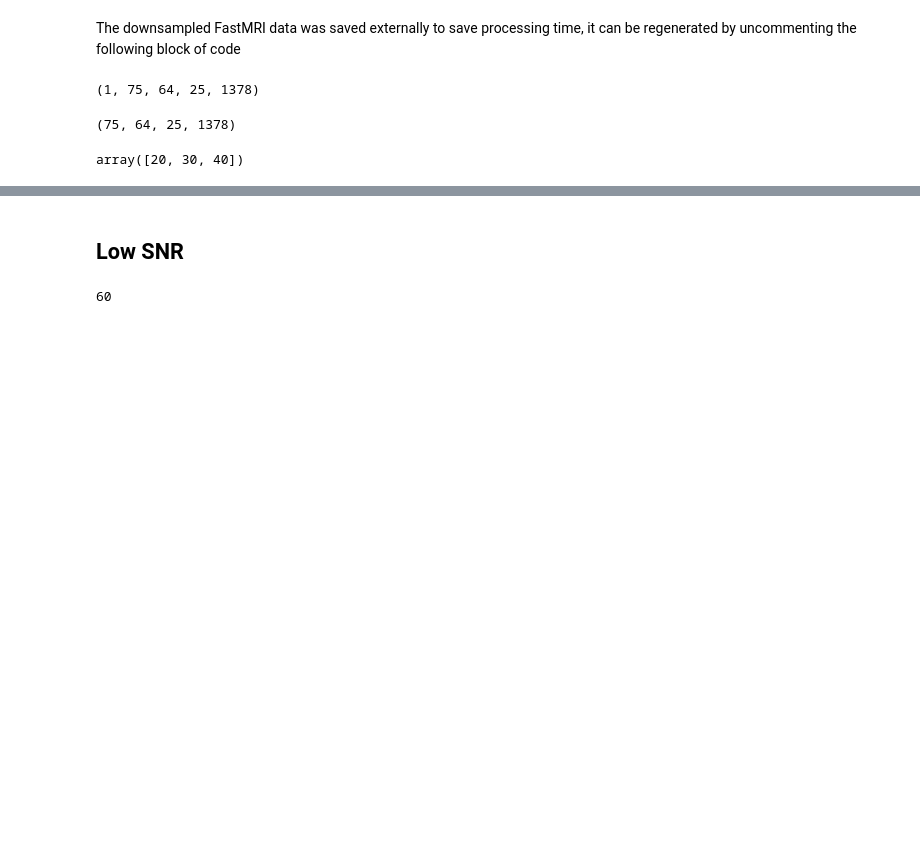
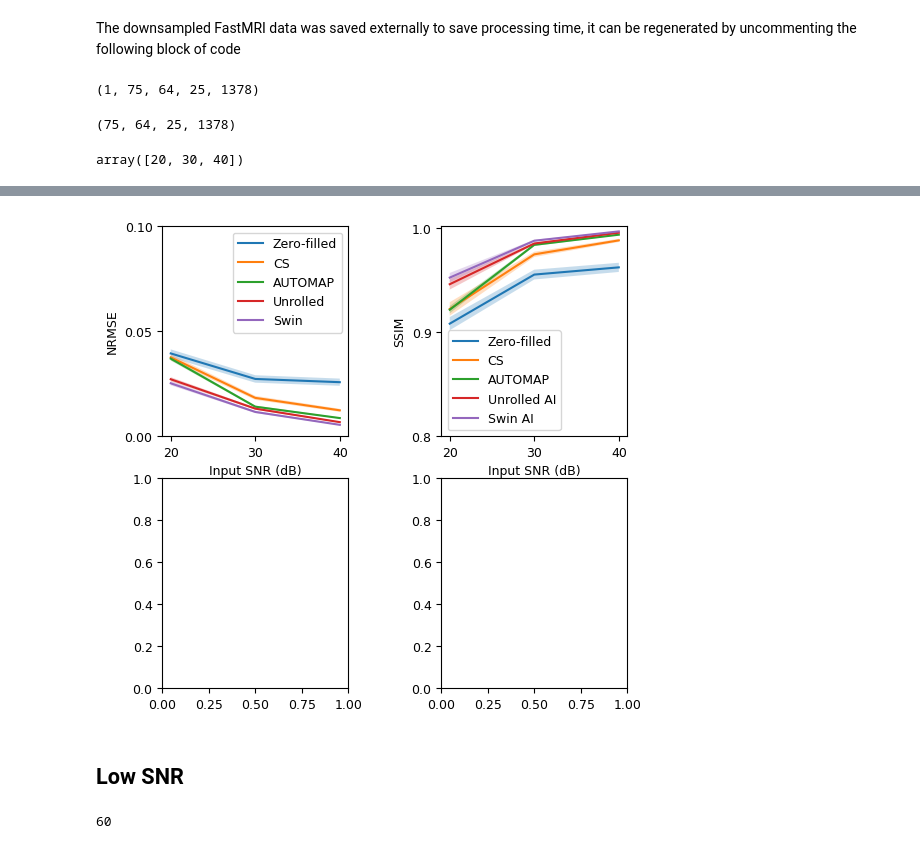
Before and after one commit to Image-X-Institute/Low_Field_MRI_Recon, a Jupyter notebook: FigB_fast_mri_noise_experiment_complete-R2_R4.ipynb, the cells around one changed output, grey strips where cells are left out. Cells and saved outputs as stored; diff of their text form; code cells hidden in the pictures; blank space fills up the shorter version.

```diff
--- a/FigB_fast_mri_noise_experiment_complete-R2_R4.ipynb
+++ b/FigB_fast_mri_noise_experiment_complete-R2_R4.ipynb
@@ -105,8 +103,10 @@ if R==2:
     unroll_model_pth = 'trained_models/Unrolling/Unroll_mse_R2.pth'
     model_real_dir = 'trained_models/AUTOMAP/train_25x75_fmri-hcp_r2_real_noise_bkgd_20240318/checkpoint/model.keras' #fast mri model
     model_imag_dir = 'trained_models/AUTOMAP/train_25x75_fmri-hcp_r2_imag_noise_bkgd_20240318/checkpoint/model.keras'
+    model_swin_pth = 'trained_models/SwinCascade/swincascade_model_best_R2.pth'
 
 elif R==4:
     unroll_model_pth = 'trained_models/Unrolling/Unroll_mse_R4.pth'
     model_real_dir = 'trained_models/AUTOMAP/train_25x75_fmri-hcp_r4_real_noise_bkgd_20240328/checkpoint/model.keras' #fast mri model
     model_imag_dir = 'trained_models/AUTOMAP/train_25x75_fmri-hcp_r4_imag_noise_bkgd_20240328/checkpoint/model.keras'
+    model_swin_pth = 'trained_models/SwinCascade/swincascade_model_best_R4.pth'
@@ -279,0 +118,14 @@ fig
+# %%
+def process_jk(args):
+    j, k, noise_val, ksp_fs_sc_all, img_gt_sc_all, mask, mps, calib_size = args
+
+    kspTestScaled = ksp_fs_sc_all[:,:,:,:,k]
+    volumeGTscaled = img_gt_sc_all[:,:,:,k]
+
+    kspInput = awgn(kspTestScaled, noise_val, L=1)
+    uskspace = applyMask(kspInput, mask)
+
+    lamda_opt = find_lamda_mask(uskspace, volumeGTscaled, mps, calib_size, show_plot=False)
+    iter_opt = find_iter_mask(uskspace, volumeGTscaled, lamda_opt, mps, show_plot=False)
+
+    return j, k, lamda_opt, iter_opt
@@ -279,0 +264,72 @@ fig
+# %%
+# Compute means
+nrmse_swin   = nrmse_swin_vals.mean(axis=1)
+ssim_swin    = ssim_swin_vals.mean(axis=1)
+
+# Compute standard deviations
+nrmse_swin_sd = nrmse_swin_vals.std(axis=1)
+ssim_swin_sd  = ssim_swin_vals.std(axis=1)
+
+# Existing stats (unchanged)
+nrmse_cs     = nrmse_cs_vals.mean(axis=1)
+nrmse_ifft   = nrmse_ifft_vals.mean(axis=1)
+nrmse_amap   = nrmse_amap_vals.mean(axis=1)
+nrmse_unroll = nrmse_unroll_vals.mean(axis=1)
+
+nrmse_cs_sd     = nrmse_cs_vals.std(axis=1)
+nrmse_ifft_sd   = nrmse_ifft_vals.std(axis=1)
+nrmse_amap_sd   = nrmse_amap_vals.std(axis=1)
+nrmse_unroll_sd = nrmse_unroll_vals.std(axis=1)
+
+ssim_cs     = ssim_cs_vals.mean(axis=1)
+ssim_ifft   = ssim_ifft_vals.mean(axis=1)
+ssim_amap   = ssim_amap_vals.mean(axis=1)
+ssim_unroll = ssim_unroll_vals.mean(axis=1)
+
+ssim_cs_sd     = ssim_cs_vals.std(axis=1)
+ssim_ifft_sd   = ssim_ifft_vals.std(axis=1)
+ssim_amap_sd   = ssim_amap_vals.std(axis=1)
+ssim_unroll_sd = ssim_unroll_vals.std(axis=1)
+
+# Plot
+fig, ((ax1, ax3),(ax2, ax4)) = plt.subplots(2, 2)
+fig.set_size_inches(6, 6)
+fig.subplots_adjust(wspace=0.5)
+
+# --- NRMSE Plot ---
+ax1.plot(noise_dB_zero, nrmse_ifft,   '-')
+ax1.plot(noise_dB_zero, nrmse_cs,     '-')
+ax1.plot(noise_dB_zero, nrmse_amap,   '-')
+ax1.plot(noise_dB_zero, nrmse_unroll, '-')
+ax1.plot(noise_dB_zero, nrmse_swin,   '-')
+
+ax1.set(ylabel='NRMSE', xlabel='Input SNR (dB)')
+ax1.legend(['Zero-filled', 'CS', 'AUTOMAP', 'Unrolled', 'Swin'])
+ax1.fill_between(noise_dB_zero, nrmse_ifft - nrmse_ifft_sd,   nrmse_ifft + nrmse_ifft_sd,   alpha=0.25)
+ax1.fill_between(noise_dB_zero, nrmse_cs - nrmse_cs_sd,       nrmse_cs + nrmse_cs_sd,       alpha=0.25)
+ax1.fill_between(noise_dB_zero, nrmse_amap - nrmse_amap_sd,   nrmse_amap + nrmse_amap_sd,   alpha=0.25)
+ax1.fill_between(noise_dB_zero, nrmse_unroll - nrmse_unroll_sd, nrmse_unroll + nrmse_unroll_sd, alpha=0.25)
+ax1.fill_between(noise_dB_zero, nrmse_swin - nrmse_swin_sd,   nrmse_swin + nrmse_swin_sd,   alpha=0.25)
+ax1.set_xticks(np.arange(noise_dB_zero[0], noise_dB_zero[-1]+10, 10))
+ax1.set_yticks([0, 0.05, 0.1])
+
+# --- SSIM Plot ---
+ax3.plot(noise_dB_zero, ssim_ifft,   '-')
+ax3.plot(noise_dB_zero, ssim_cs,     '-')
+ax3.plot(noise_dB_zero, ssim_amap,   '-')
+ax3.plot(noise_dB_zero, ssim_unroll, '-')
+ax3.plot(noise_dB_zero, ssim_swin,   '-')
+
+ax3.set(ylabel='SSIM', xlabel='Input SNR (dB)')
+ax3.legend(['Zero-filled', 'CS', 'AUTOMAP', 'Unrolled AI', 'Swin AI'])
+ax3.fill_between(noise_dB_zero, ssim_ifft - ssim_ifft_sd,   ssim_ifft + ssim_ifft_sd,   alpha=0.25)
+ax3.fill_between(noise_dB_zero, ssim_cs - ssim_cs_sd,       ssim_cs + ssim_cs_sd,       alpha=0.25)
+ax3.fill_between(noise_dB_zero, ssim_amap - ssim_amap_sd,   ssim_amap + ssim_amap_sd,   alpha=0.25)
+ax3.fill_between(noise_dB_zero, ssim_unroll - ssim_unroll_sd, ssim_unroll + ssim_unroll_sd, alpha=0.25)
+ax3.fill_between(noise_dB_zero, ssim_swin - ssim_swin_sd,   ssim_swin + ssim_swin_sd,   alpha=0.25)
+ax3.set_xticks(np.arange(noise_dB_zero[0], noise_dB_zero[-1]+10, 10))
+ax3.set_yticks([0.8, 0.9, 1])
+
+# Save or show as needed
+# fig.savefig('export_figs/fastmri_noise_curves_R'+str(R)+'.pdf', bbox_inches='tight', dpi=300)
+# %% [output]
@@ -280,3 +339,4 @@ fig
+[figure, added]
 # %% [markdown]
 ## Low SNR
 # %%
```
Also changed, not shown: parts of 51 cells of this notebook, 11 other files.
